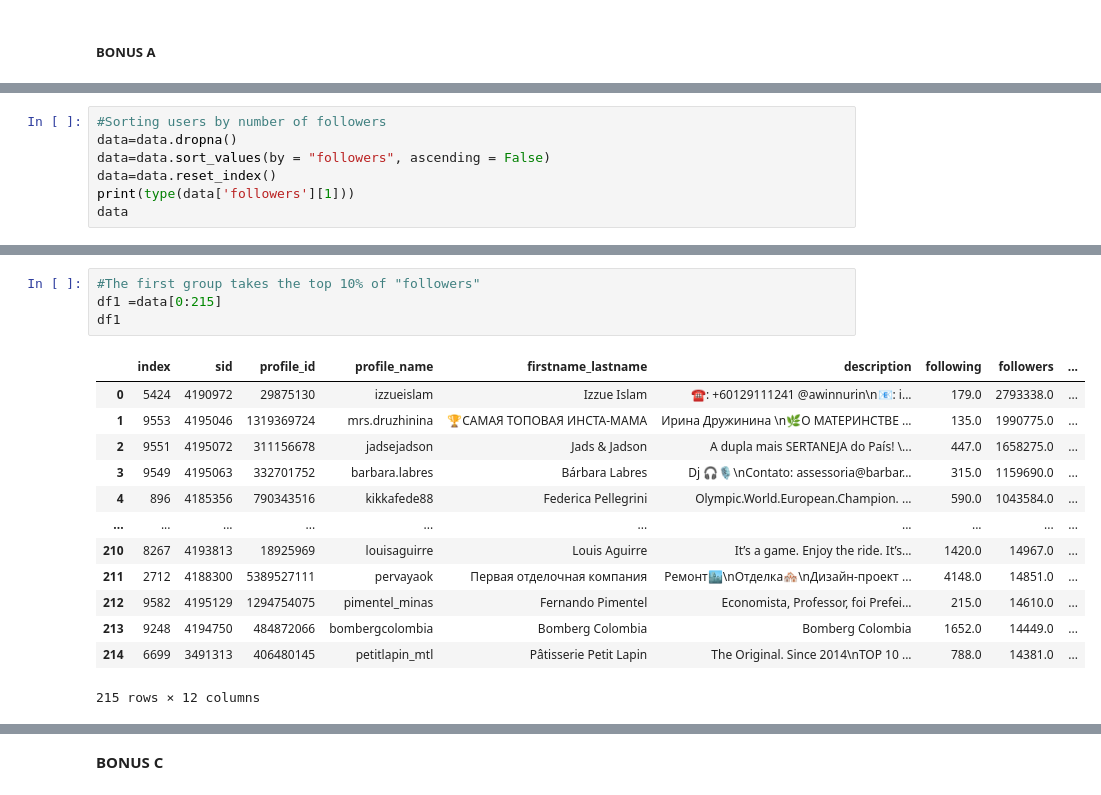
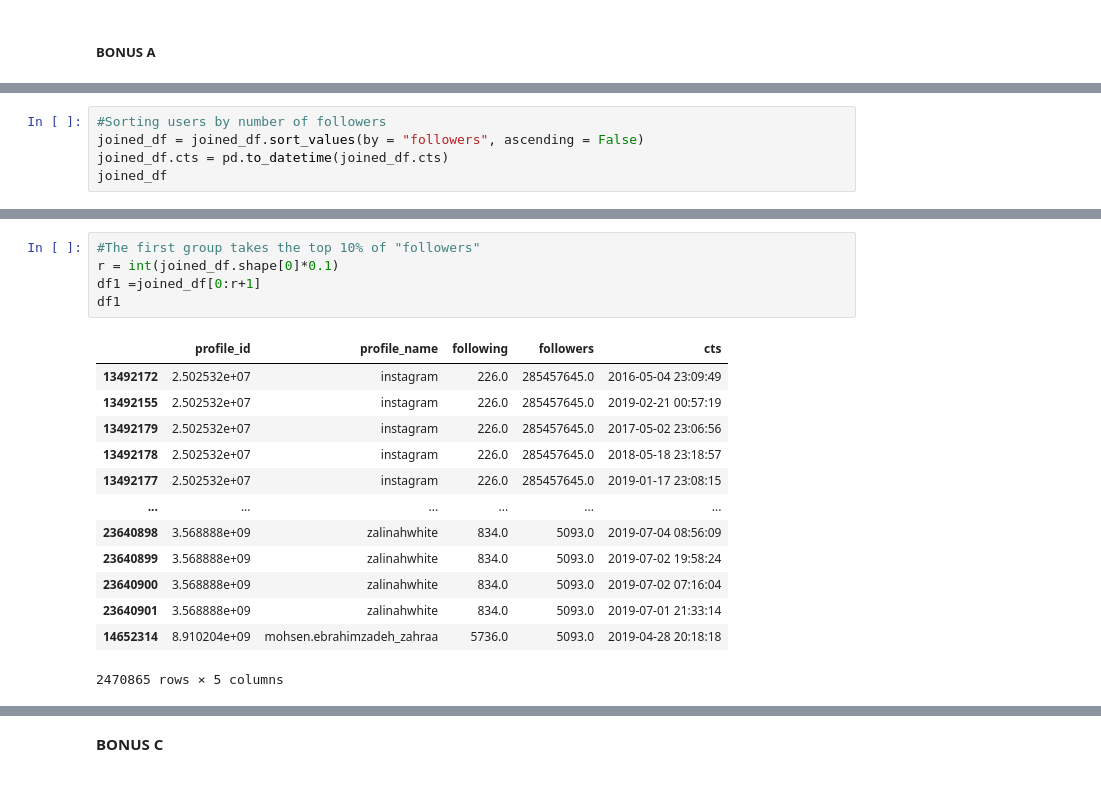
Before and after one commit to maryyyyna/ADM-HW2-Group14, a Jupyter notebook: main.ipynb, the cells around one changed output, grey strips where cells are left out. Cells and saved outputs as stored; diff of their text form.

```diff
--- a/main.ipynb
+++ b/main.ipynb
@@ -825,8 +821,6 @@ data = pd.read_csv('/Users/emma/Desktop/Data/instagram_profiles.csv', sep='\t',n
 # %%
 #Sorting users by number of followers
-data=data.dropna()
-data=data.sort_values(by = "followers", ascending = False)
-data=data.reset_index()
-print(type(data['followers'][1]))
-data
+joined_df = joined_df.sort_values(by = "followers", ascending = False)
+joined_df.cts = pd.to_datetime(joined_df.cts)
+joined_df
 # %% [output]
@@ -847,20 +840,21 @@ data
 # %%
 #The first group takes the top 10% of "followers"
-df1 =data[0:215]
+r = int(joined_df.shape[0]*0.1)
+df1 =joined_df[0:r+1]
 df1
 # %% [output]
-|  | index | sid | profile_id | profile_name | firstname_lastname | description | following | followers | ... |
-| 0 | 5424 | 4190972 | 29875130 | izzueislam | Izzue Islam | ☎️: +60129111241 @awinnurin\n📧: i... | 179.0 | 2793338.0 | ... |
-| 1 | 9553 | 4195046 | 1319369724 | mrs.druzhinina | 🏆САМАЯ ТОПОВАЯ ИНСТА-МАМА | Ирина Дружинина \n🌿О МАТЕРИНСТВЕ ... | 135.0 | 1990775.0 | ... |
-| 2 | 9551 | 4195072 | 311156678 | jadsejadson | Jads & Jadson | A dupla mais SERTANEJA do País! \... | 447.0 | 1658275.0 | ... |
-| 3 | 9549 | 4195063 | 332701752 | barbara.labres | Bárbara Labres | Dj 🎧🎙\nContato: assessoria@barbar... | 315.0 | 1159690.0 | ... |
-| 4 | 896 | 4185356 | 790343516 | kikkafede88 | Federica Pellegrini | Olympic.World.European.Champion. ... | 590.0 | 1043584.0 | ... |
-| ... | ... | ... | ... | ... | ... | ... | ... | ... | ... |
-| 210 | 8267 | 4193813 | 18925969 | louisaguirre | Louis Aguirre | It’s a game. Enjoy the ride. It’s... | 1420.0 | 14967.0 | ... |
-| 211 | 2712 | 4188300 | 5389527111 | pervayaok | Первая отделочная компания | Ремонт🏙\nОтделка🏘\nДизайн-проект ... | 4148.0 | 14851.0 | ... |
-| 212 | 9582 | 4195129 | 1294754075 | pimentel_minas | Fernando Pimentel | Economista, Professor, foi Prefei... | 215.0 | 14610.0 | ... |
-| 213 | 9248 | 4194750 | 484872066 | bombergcolombia | Bomberg Colombia | Bomberg Colombia | 1652.0 | 14449.0 | ... |
-| 214 | 6699 | 3491313 | 406480145 | petitlapin_mtl | Pâtisserie Petit Lapin | The Original. Since 2014\nTOP 10 ... | 788.0 | 14381.0 | ... |
+|  | profile_id | profile_name | following | followers | cts |
+| 13492172 | 2.502532e+07 | instagram | 226.0 | 285457645.0 | 2016-05-04 23:09:49 |
+| 13492155 | 2.502532e+07 | instagram | 226.0 | 285457645.0 | 2019-02-21 00:57:19 |
+| 13492179 | 2.502532e+07 | instagram | 226.0 | 285457645.0 | 2017-05-02 23:06:56 |
+| 13492178 | 2.502532e+07 | instagram | 226.0 | 285457645.0 | 2018-05-18 23:18:57 |
+| 13492177 | 2.502532e+07 | instagram | 226.0 | 285457645.0 | 2019-01-17 23:08:15 |
+| ... | ... | ... | ... | ... | ... |
+| 23640898 | 3.568888e+09 | zalinahwhite | 834.0 | 5093.0 | 2019-07-04 08:56:09 |
+| 23640899 | 3.568888e+09 | zalinahwhite | 834.0 | 5093.0 | 2019-07-02 19:58:24 |
+| 23640900 | 3.568888e+09 | zalinahwhite | 834.0 | 5093.0 | 2019-07-02 07:16:04 |
+| 23640901 | 3.568888e+09 | zalinahwhite | 834.0 | 5093.0 | 2019-07-01 21:33:14 |
+| 14652314 | 8.910204e+09 | mohsen.ebrahimzadeh_zahraa | 5736.0 | 5093.0 | 2019-04-28 20:18:18 |
-215 rows × 12 columns
+2470865 rows × 5 columns
 # %%
 #The second group takes the rest of the followers
```
Also changed, not shown: parts of 14 cells of this notebook.
